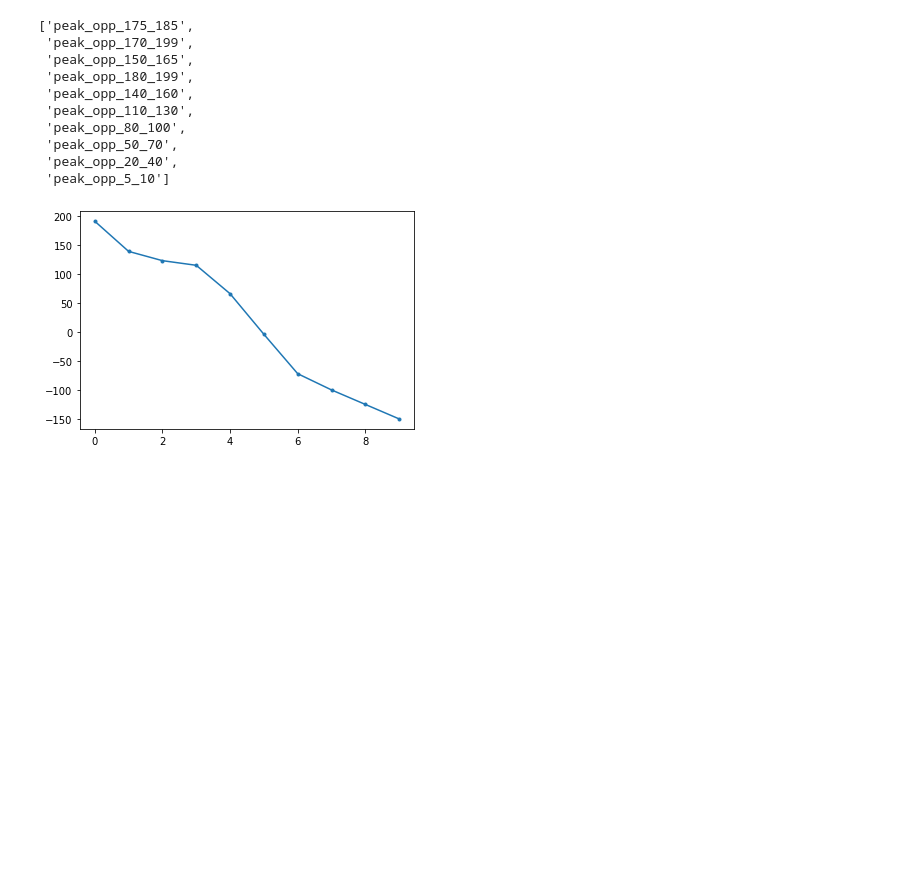
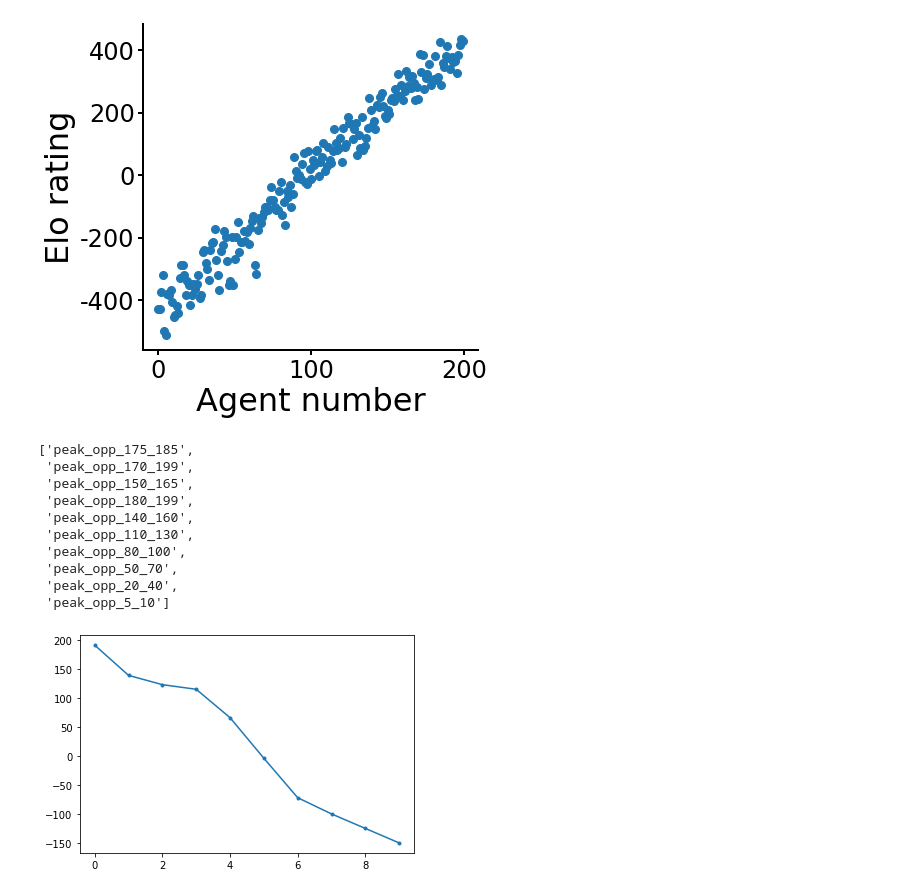
Before and after one commit to basvanopheusden/fourinarow, a Jupyter notebook: Analysis notebooks/new/Run Bayeselo.ipynb, the cells around one changed output. Cells and saved outputs as stored; diff of their text form; code cells hidden in the pictures; blank space fills up the shorter version.

```diff
--- a/Analysis notebooks/new/Run Bayeselo.ipynb
+++ b/Analysis notebooks/new/Run Bayeselo.ipynb
@@ -53,3 +79,15 @@ plt.show()
+# %%
+fig,ax=plt.subplots(figsize=(6,6))
+ax.xaxis.set_major_formatter(FormatStrFormatter('%g'))
+ax.yaxis.set_major_formatter(FormatStrFormatter('%g'))
+ax.plot([elo[str(i)] for i in range(200)],'.')
+
+ax.set_xlabel('Agent number')
+ax.set_ylabel('Elo rating')
+
+plt.show()
+# %% [output]
+[figure, added]
 # %%
 np.savetxt('C:/Users/svo/Documents/Sourcetree repos/fourinarow/elo.txt',[elo[str(i)] for i in range(1650)])
 # %%
```
Also changed, not shown: parts of 4 cells of this notebook.
